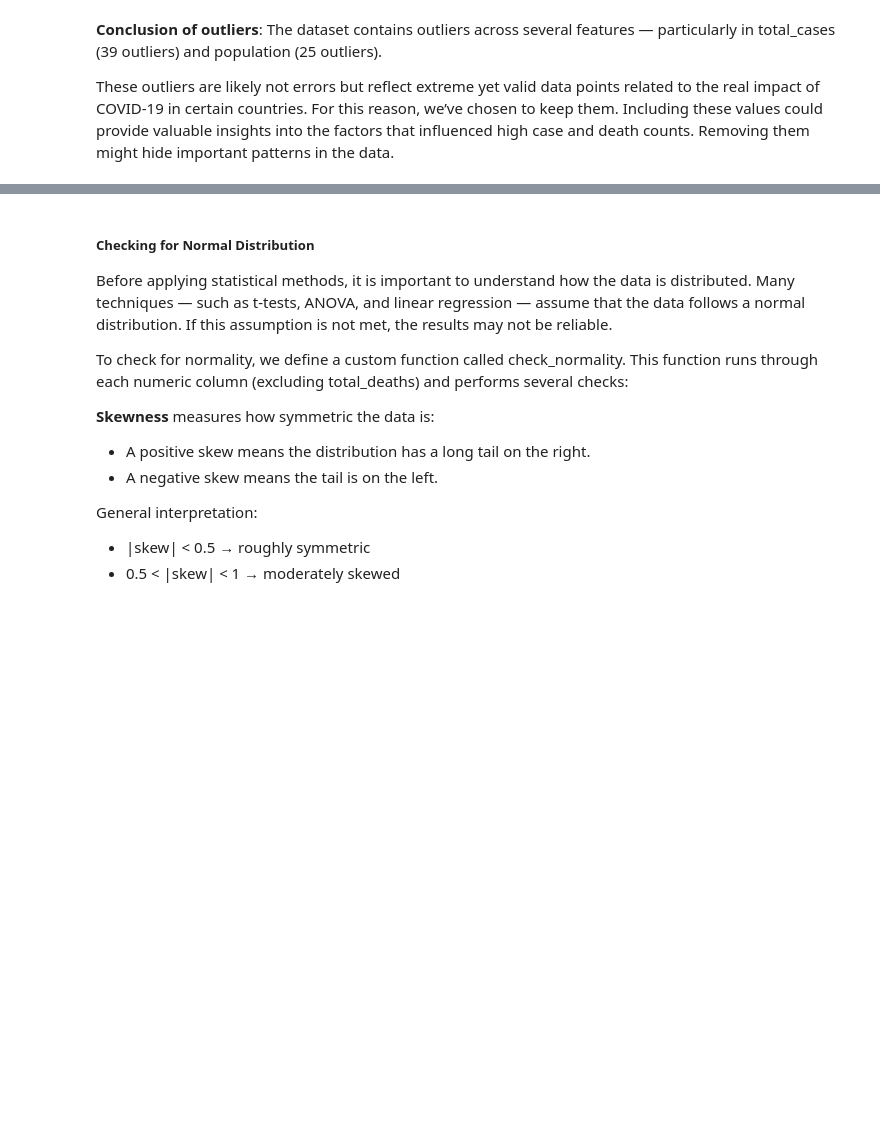
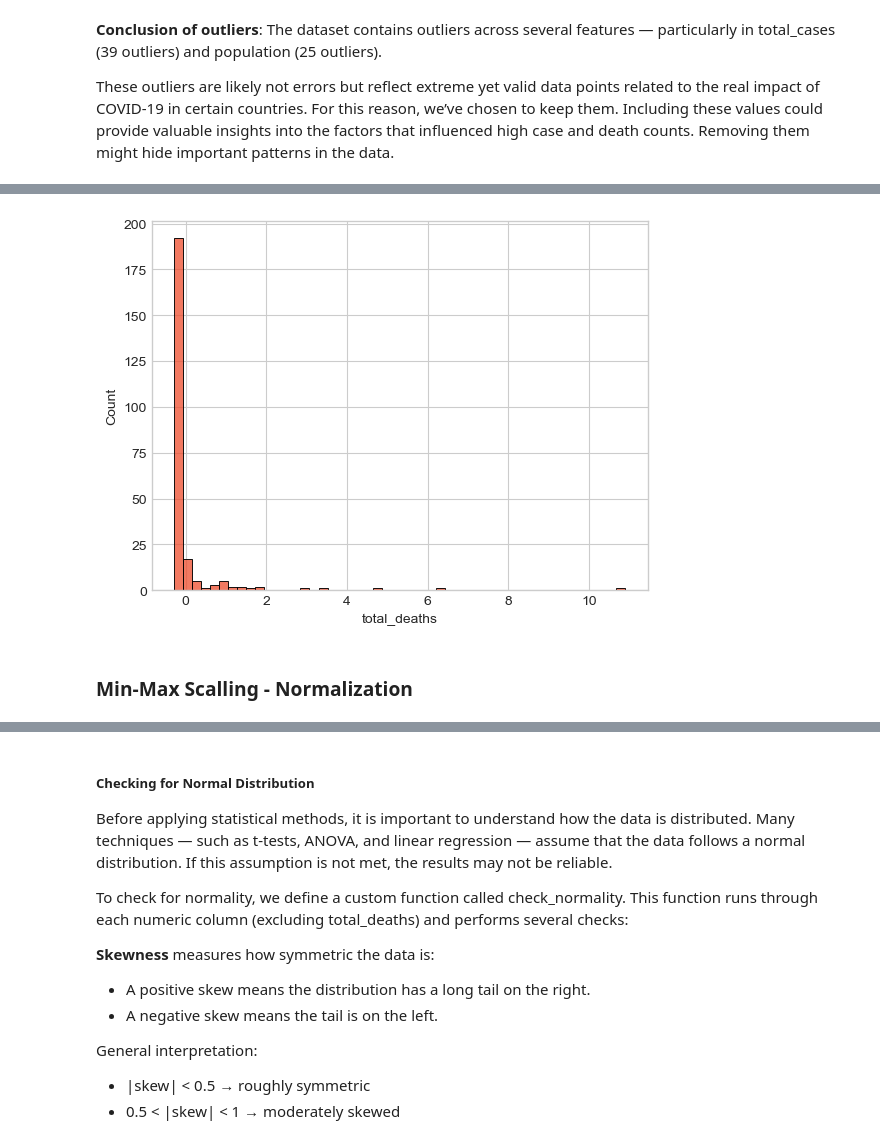
Before and after one commit to Juvenaawh/BI-Group7, a Jupyter notebook: MP3/Covid-MP3.ipynb, the cells around one changed output, grey strips where cells are left out. Drawn from its saved outputs; the diff is of its cells as text; code cells hidden in the pictures; blank space fills up the shorter version.

```diff
--- a/MP3/Covid-MP3.ipynb
+++ b/MP3/Covid-MP3.ipynb
@@ -614,0 +634,8 @@ These outliers are likely not errors but reflect extreme yet valid data points r
+# %%
+# reduce all with the mean and scale the data to unit variance
+# x = (x-xmean)/std
+standard_scaler = StandardScaler()
+scaled_data['total_deaths'] = standard_scaler.fit_transform(scaled_data[['total_deaths']])
+
+print('Mean:', scaled_data['total_deaths'].mean()) # almost 0
+print('Standard Deviation:', scaled_data['total_deaths'].std()) # almost 1
@@ -614,0 +650,7 @@ These outliers are likely not errors but reflect extreme yet valid data points r
+# %%
+# histogram has same shape, but 0,0 is in the middle
+sns.histplot(scaled_data['total_deaths'], color='#ee4c2c', bins=50);
+# %% [output]
+[figure, added]
+# %% [markdown]
+### Min-Max Scalling - Normalization
```
Also changed, not shown: parts of 16 cells of this notebook.
